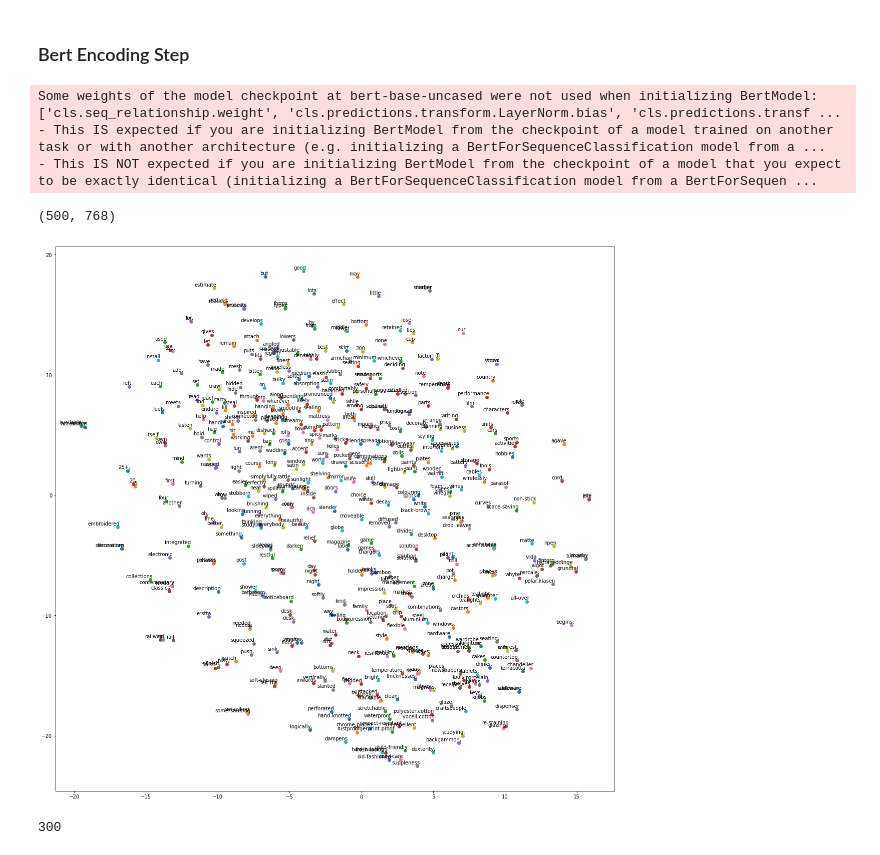
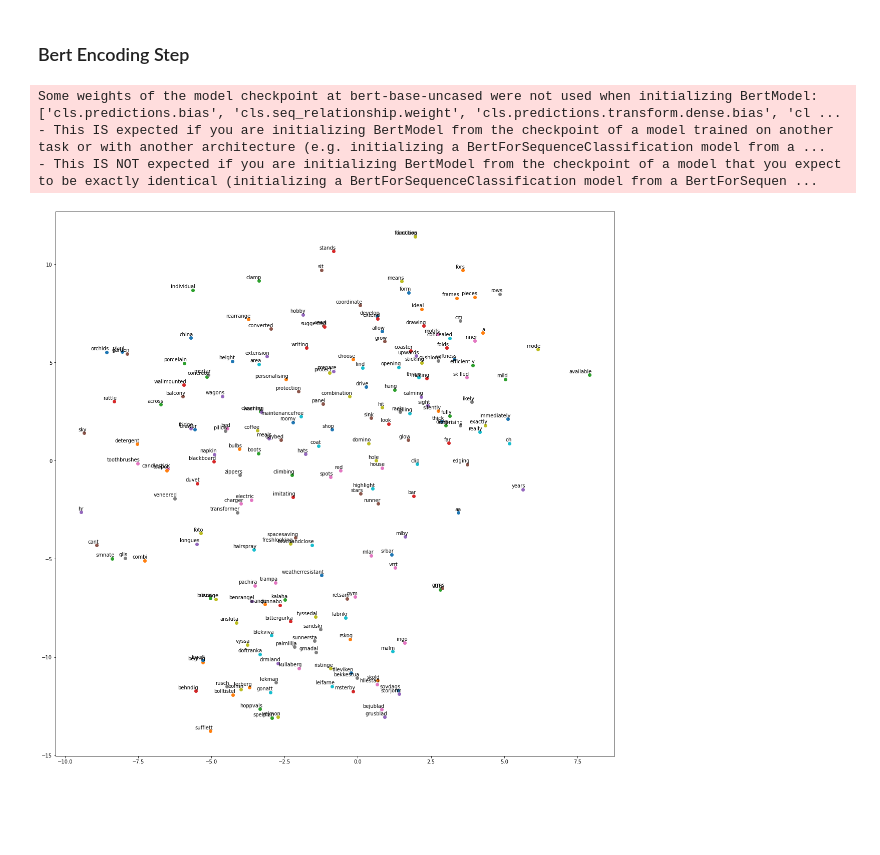
Before and after one commit to MichaelYxWang/DecorAssistant, a Jupyter notebook: IDEA_text_analysis_michael.ipynb, the cells around one changed output. Cells and saved outputs as stored; diff of their text form; code cells hidden in the pictures; blank space fills up the shorter version.

```diff
--- a/IDEA_text_analysis_michael.ipynb
+++ b/IDEA_text_analysis_michael.ipynb
@@ -118,18 +203,22 @@ simple_model = BertModel.from_pretrained('bert-base-uncased')
 sbert_model = SentenceTransformer('bert-base-nli-mean-tokens')
 
 
-def simple_bert_embedder(tokenizer, simple_model, sentences):
+def simple_bert_embedder(sentences):
   inputs = tokenizer(sentences, return_tensors="pt", padding=True, truncation=True)
   outputs = simple_model(**inputs)
-  return torch.mean(outputs.last_hidden_state, axis=1)
+  return torch.mean(outputs.last_hidden_state, axis=1).detach().numpy()
 
-def sentence_bert_embedder(sbert_model, sentences):
-  return sbert_model.encode(sentences)
+def sentence_bert_embedder(sentences):
+  return sbert_model.encode(sentences).detach().numpy()
+
+def cosine(u, v):
+    # compute the similarity between two embeddings
+    # u and v are matrices!
+    return np.einsum('ij,ij->i', u, v) / ((np.linalg.norm(u, axis=1) * np.linalg.norm(v, axis=1)))
+
+def topn(candidate_desc, embedding_store):
+  pass
 # %% [output]
-Some weights of the model checkpoint at bert-base-uncased were not used when initializing BertModel: ['cls.seq_relationship.weight', 'cls.predictions.transform.LayerNorm.bias', 'cls.predictions.transf ...
+Some weights of the model checkpoint at bert-base-uncased were not used when initializing BertModel: ['cls.predictions.bias', 'cls.seq_relationship.weight', 'cls.predictions.transform.dense.bias', 'cl ...
 - This IS expected if you are initializing BertModel from the checkpoint of a model trained on another task or with another architecture (e.g. initializing a BertForSequenceClassification model from a ...
 - This IS NOT expected if you are initializing BertModel from the checkpoint of a model that you expect to be exactly identical (initializing a BertForSequenceClassification model from a BertForSequen ...
-# %%
-all_words = get_all_unique_words(unique_descriptions)
-# %%
-simple_embeddings = simple_bert_embedder(tokenizer, simple_model, all_words[:500])
@@ -138,10 +225,2 @@ bert_word_emb_np = simple_embeddings.detach().numpy()
-# %%
-bert_word_emb_np.shape
-# %% [output]
-(500, 768)
-# %%
-word_to_bert_emb = {}
-for i in range(len(all_words[:500])):
-  word_to_bert_emb[all_words[i].lower()] = bert_word_emb_np[i]
 # %%
 # sentbert_embeddings = sentence_bert_embedder(sbert_model, list(item_to_description.values())[:10])
@@ -183,8 +264,4 @@ def tsne_plot(word_to_emb_dict):
 # %%
-tsne_plot(word_to_bert_emb)
+tsne_plot(all_words)
 # %% [output]
-[figure, old version]
+[figure, new version]
-# %%
-len(word_to_bert_emb.keys())
-# %% [output]
-300
```
Also changed, not shown: parts of 15 cells of this notebook.
